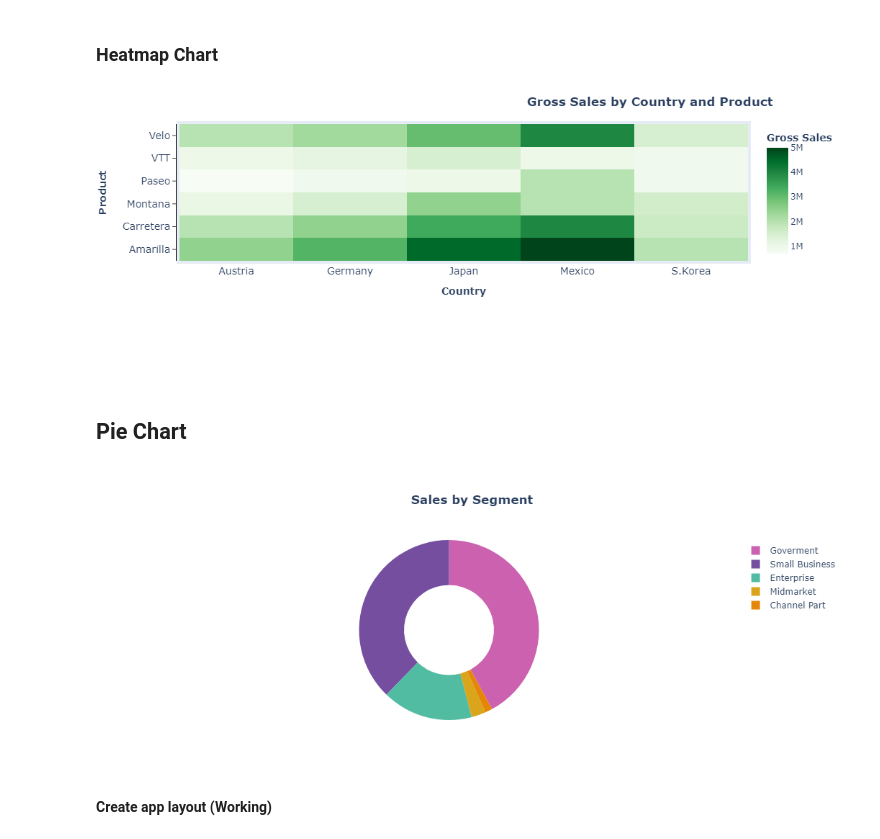
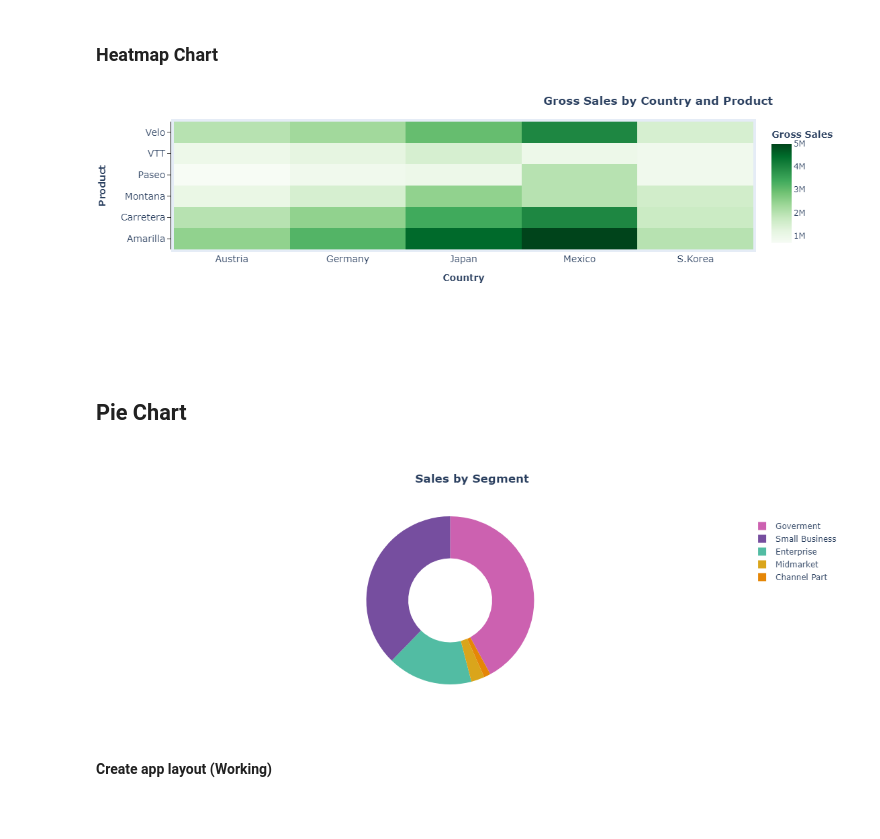
Before and after one commit to jupyter-naas/summer-dashboarding, a Jupyter notebook: dashboards/3-Revenue COGS by Segment/revenue_cogs_by_segment.ipynb, the cells around one changed output. Saved outputs shown, nothing was run; the diff lists cells and outputs as text; code cells hidden in the pictures; blank space fills up the shorter version.

```diff
--- a/dashboards/3-Revenue COGS by Segment/revenue_cogs_by_segment.ipynb
+++ b/dashboards/3-Revenue COGS by Segment/revenue_cogs_by_segment.ipynb
@@ -277,35 +237,35 @@ fig_pie = go.Figure(
                     colorbar={"title": '<b>Gross Sales'}))
 
 fig_pie.update_layout(
     title_text='<b>Gross Sales by Country and Product',
     title_x=0.9,
     xaxis=dict(
         title='<b>Country',
         titlefont_size=14,
         tickfont_size=14,
     ),
     yaxis=dict(
         title='<b>Product',
         titlefont_size=14,
         tickfont_size=14,
         ticks='outside',
         showline=True,
         linewidth=1,
         linecolor='black',
     ),
-    autosize=False,
+    autosize=True,
     width=650,
     height=400,
     margin=dict(
         l=50,
         r=100,
         b=160,
         t=50,
         pad=4
     )
 )
 # %% [output]
-[figure, old version]
+[figure, new version]
 # %% [markdown]
 ## Pie Chart
 # %%
@@ -315,6 +275,7 @@ pie_circle.update_traces(textinfo='none', marker = dict(colors=px.colors.qualita
 pie_circle.update_layout(
     title='<b>Sales by Segment',
     title_x=0.5,
+    autosize=True,
     width=400,
     height=400,
     margin=dict(
@@ -327,7 +288,7 @@ pie_circle.update_layout(
 )
 pie_circle
 # %% [output]
-[figure, old version]
+[figure, new version]
 # %% [markdown]
 #### Create app layout (Working)
 # %% [markdown]
```
Also changed, not shown: parts of 9 cells of this notebook.
